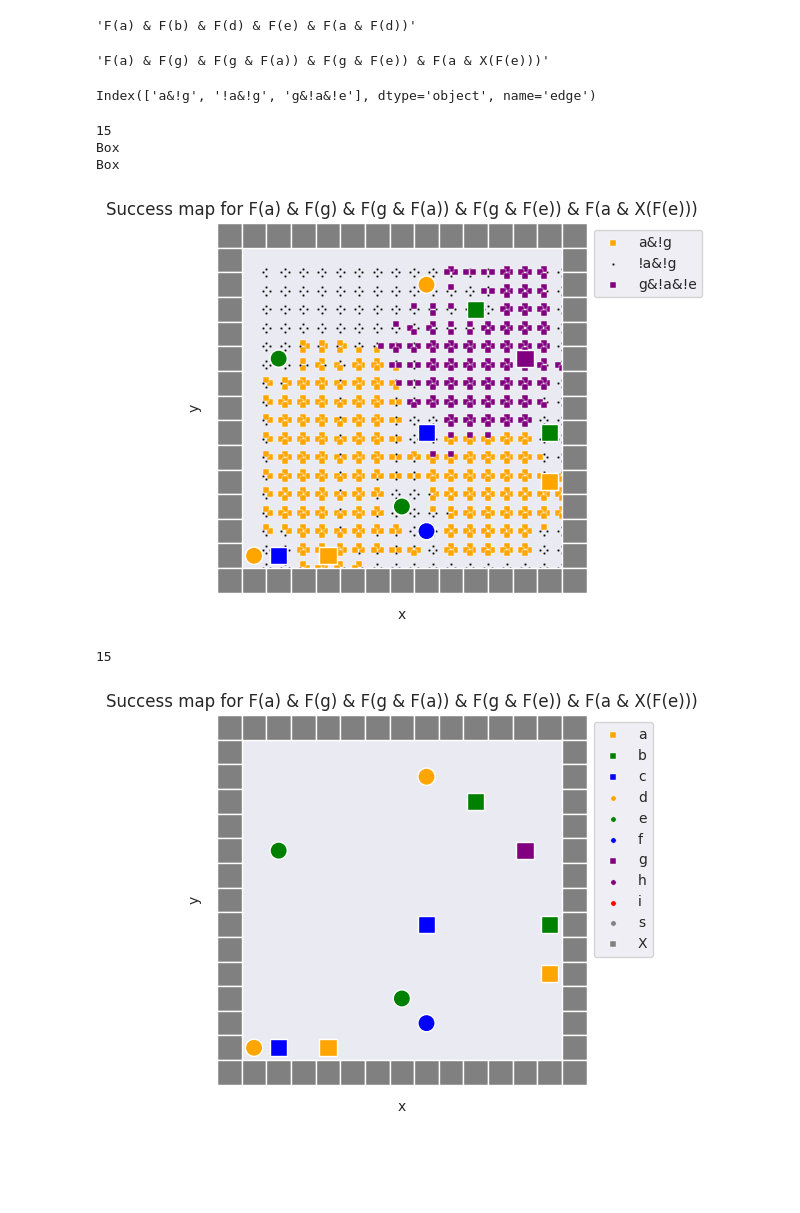
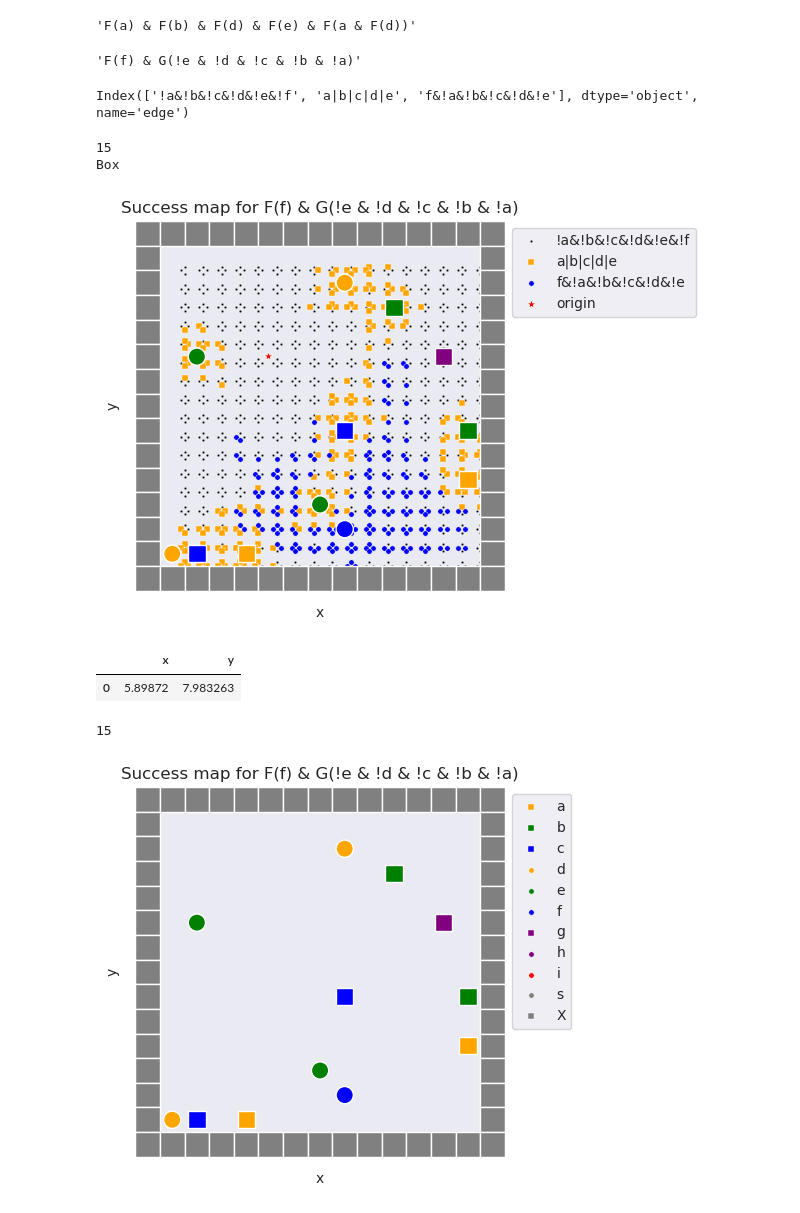
Before and after one commit to waymao/ltl_transfer, a Jupyter notebook: src/miniworld_analysis.ipynb, the cells around one changed output. Cells and saved outputs as stored; diff of their text form; code cells hidden in the pictures; blank space fills up the shorter version.

```diff
--- a/src/miniworld_analysis.ipynb
+++ b/src/miniworld_analysis.ipynb
@@ -48,7 +53,8 @@ def read_miniworld_map(map_file):
 import json
 import gzip
 
-path = os.environ['HOME'] + f"/data/shared/ltl-transfer-ts/saves/miniworld_simp_no_vis_spot_p1.0/mixed_50/dsac/map{map_num}/0/classifier/uniform_seed0/policy{policy_num}_rollout.json.gz"
+# path = os.environ['HOME'] + f"/data/shared/ltl-transfer-ts/saves/miniworld_simp_no_vis_spot_p1.0/{train_set}_50/dsac/map{map_num}/0/classifier/uniform_seed{seed}/policy{policy_num}_rollout.json.gz"
+path = f"../saves/miniworld_simp_no_vis_spot_p1.0/{train_set}_50/dsac/map{map_num}/0/classifier/uniform_seed{seed}_det_eval/policy{policy_num}_rollout.json.gz"
 
 with gzip.open(path, 'rt') as fp:
     data = json.load(fp)
@@ -102,26 +108,2 @@ df.head()
 # %%
 a = data['ltl']
-# %%
-# from copilot
-def convert_ltl(a):
-    if isinstance(a, str):
-        return a
-    elif isinstance(a, list):
-        if a[0] == "and":
-            return " & ".join([convert_ltl(a_) for a_ in a[1:]])
-        elif a[0] == "until":
-            if a[1] == "True":
-                return "F(" + convert_ltl(a[2]) + ")"
-            else:
-                return "U(" + convert_ltl(a[1]) + ", " + convert_ltl(a[2]) + ")"
-        elif a[0] == "next":
-            return "X(" + convert_ltl(a[1]) + ")"
-        elif a[0] == "True":
-            return "True"
-        elif a[0] == "not":
-            return "!" + convert_ltl(a[1])
-        else:
-            print(a)
-            raise NotImplementedError
-    else:
-        raise NotImplementedError
@@ -132,11 +116,11 @@ convert_ltl(["and", ["until", "True", "a"], ["and", ["until", "True", "b"], ["an
 # %%
 convert_ltl(a)
 # %% [output]
-'F(a) & F(g) & F(g & F(a)) & F(g & F(e)) & F(a & X(F(e)))'
+'F(f) & G(!e & !d & !c & !b & !a)'
 # %%
 df_rot['edge'].value_counts().keys()
 # %% [output]
-Index(['a&!g', '!a&!g', 'g&!a&!e'], dtype='object', name='edge')
+Index(['!a&!b&!c&!d&!e&!f', 'a|b|c|d|e', 'f&!a&!b&!c&!d&!e'], dtype='object', name='edge')
 # %%
 df_rot_new = df_rot.copy()
 if "uniform" in path:
@@ -185,35 +169,49 @@ for edge in df_rot_new['edge'].value_counts().keys():
         color = OBJ_MAP[edge[0]][1]
     else:
         color = "black"
     # change yellow to orange so it's more legible
     if color == "yellow":
         color = "orange"
     ax = sns.scatterplot(
         data=df_rot_new[df_rot_new['edge'] == edge],
         x="x", y="y",
         c=[color],
         marker=marker,
         s=15,
         ax=ax,
         label=edge
     )
+x, y = 4.868740658268291, 9.03990879432740
+sns.scatterplot(
+    data=pd.DataFrame({"x": [x], "y": [y]}),
+    x="x", y="y",
+    c="red",
+    marker="*",
+    s=50,
+    ax=ax,
+    label="origin"
+)
 sns.move_legend(ax, 'upper left', bbox_to_anchor=(1, 1))
 # sns.move_legend(ax, 'upper left', bbox_to_anchor=(1, 1))
 for shape in shapes:
     ax.add_patch(shape)
 ax.set_xlim([-obs_offset, width-obs_offset])
 ax.set_ylim([-obs_offset, height-obs_offset])
 ax.set_aspect('equal', adjustable='box')
 ax.set_yticklabels([])
 ax.set_xticklabels([])
 plt.title("Success map for " + convert_ltl(a))
 # plt.text("")
 plt.show()
 # %% [output]
 15
 Box
-Box
-[figure, old version]
+[figure, new version]
+# %%
+pd.DataFrame({"x": [5.898719964775766], "y": [7.983263107209622]})
+# %% [output]
+|  | x | y |
+| 0 | 5.89872 | 7.983263 |
 # %%
 from envs.miniworld.constants import OBJ_MAP
 import numpy as np
@@ -257,4 +255,4 @@ plt.title("Success map for " + convert_ltl(a))
 plt.show()
 # %% [output]
 15
-[figure, old version]
+[figure, new version]
```
Also changed, not shown: parts of 5 cells of this notebook, 9 other files.
